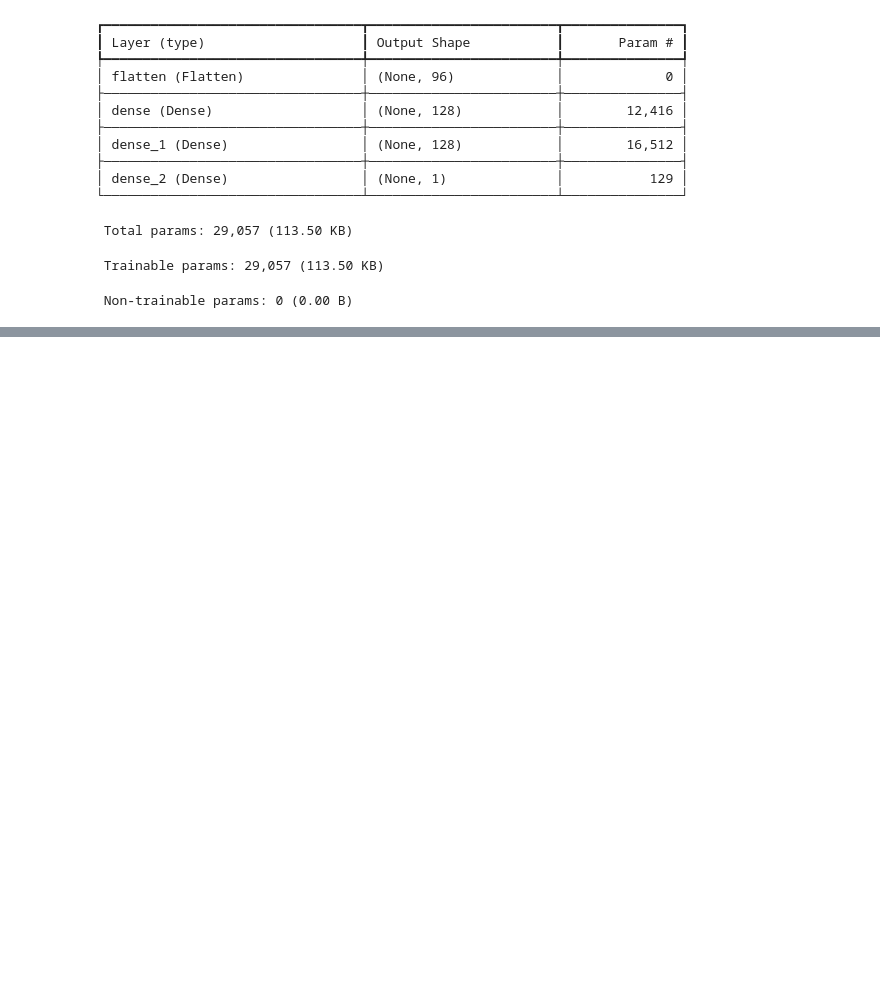
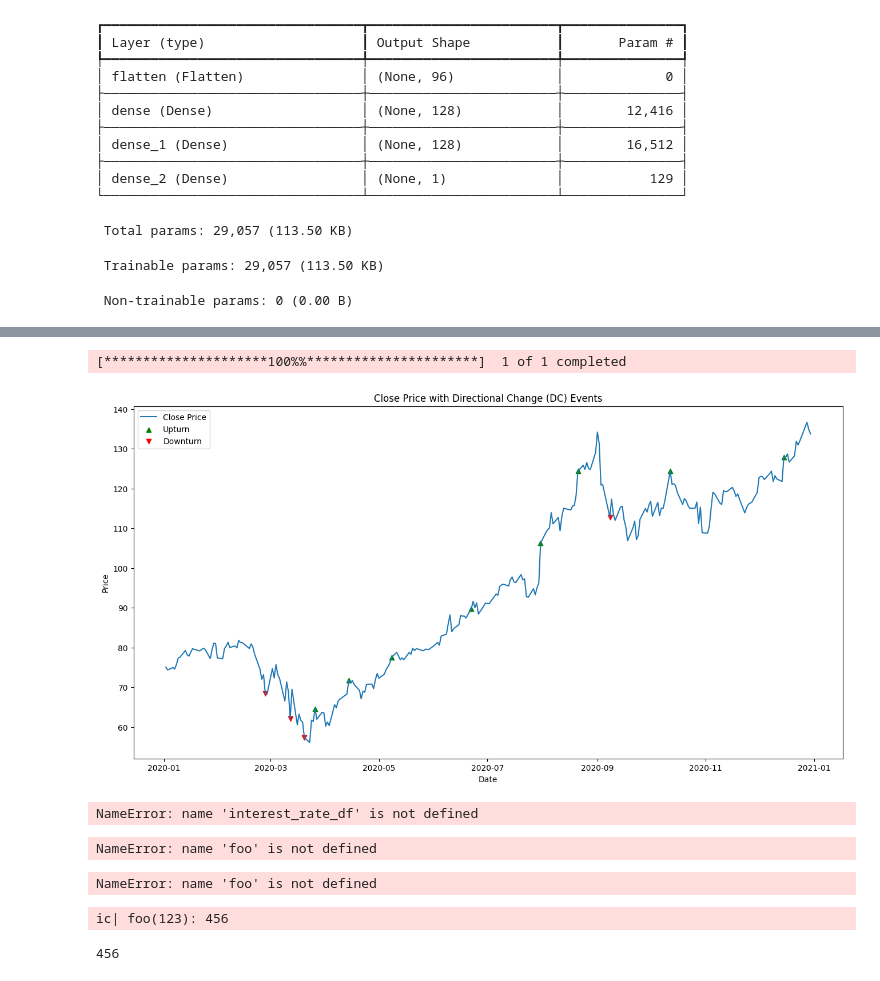
Before and after one commit to raza141/RL-Project, a Jupyter notebook: Crypto/test.ipynb, the cells around one changed output, grey strips where cells are left out. Cells and saved outputs as stored; diff of their text form; code cells hidden in the pictures; blank space fills up the shorter version.

Commit message:
Update Test file
with Index -- 365 days

```diff
--- a/Crypto/test.ipynb
+++ b/Crypto/test.ipynb
@@ -660,0 +743,55 @@ ValueError: All arrays must be of the same length
+# %%
+import yfinance as yf
+import matplotlib.pyplot as plt
+
+def detect_dc_events(prices, threshold):
+    dc_events = []
+    peak = prices[0]
+    trough = prices[0]
+    last_dc = None
+    for i, price in enumerate(prices):
+        if price >= peak:
+            peak = price
+            if (peak - trough) / trough >= threshold:
+                dc_events.append(('Upturn', i, price))
+                last_dc = 'Upturn'
+                trough = peak
+        elif price <= trough:
+            trough = price
+            if (peak - trough) / peak >= threshold:
+                dc_events.append(('Downturn', i, price))
+                last_dc = 'Downturn'
+                peak = trough
+    return dc_events
+
+df = yf.download('AAPL', start='2020-01-01', end='2020-12-31')
+prices = df['Close'].values
+threshold = 0.15
+dc_events = detect_dc_events(prices, threshold)
+
+# Separate events into timestamps and prices
+event_dates = [df.index[event[1]] for event in dc_events]
+event_prices = [event[2] for event in dc_events]
+event_types = [event[0] for event in dc_events]
+
+# Plotting the close prices and DC events
+plt.figure(figsize=(16,8))
+plt.plot(df['Close'], label='Close Price')
+
+# Plotting upturns and downturns with different colors
+upturn_dates = [event_dates[i] for i in range(len(event_dates)) if event_types[i] == 'Upturn']
+upturn_prices = [event_prices[i] for i in range(len(event_prices)) if event_types[i] == 'Upturn']
+downturn_dates = [event_dates[i] for i in range(len(event_dates)) if event_types[i] == 'Downturn']
+downturn_prices = [event_prices[i] for i in range(len(event_prices)) if event_types[i] == 'Downturn']
+
+plt.scatter(upturn_dates, upturn_prices, color='green', marker='^', label='Upturn')
+plt.scatter(downturn_dates, downturn_prices, color='red', marker='v', label='Downturn')
+
+plt.title('Close Price with Directional Change (DC) Events')
+plt.xlabel('Date')
+plt.ylabel('Price')
+plt.legend()
+plt.show()
+# %% [output]
+[*********************100%%**********************]  1 of 1 completed
+[figure, added]
@@ -660,0 +800,22 @@ ValueError: All arrays must be of the same length
+# %%
+ic(interest_rate_df['interest_rate'].values.mean())
+# %% [output]
+NameError: name 'interest_rate_df' is not defined
+# %%
+print(foo('123'))
+# %% [output]
+NameError: name 'foo' is not defined
+# %%
+print("foo('123')", foo('123'))
+# %% [output]
+NameError: name 'foo' is not defined
+# %%
+from icecream import ic
+
+def foo(i):
+    return i + 333
+
+ic(foo(123))
+# %% [output]
+ic| foo(123): 456
+456
```
Also changed, not shown: parts of 11 cells of this notebook, 1 other file.
